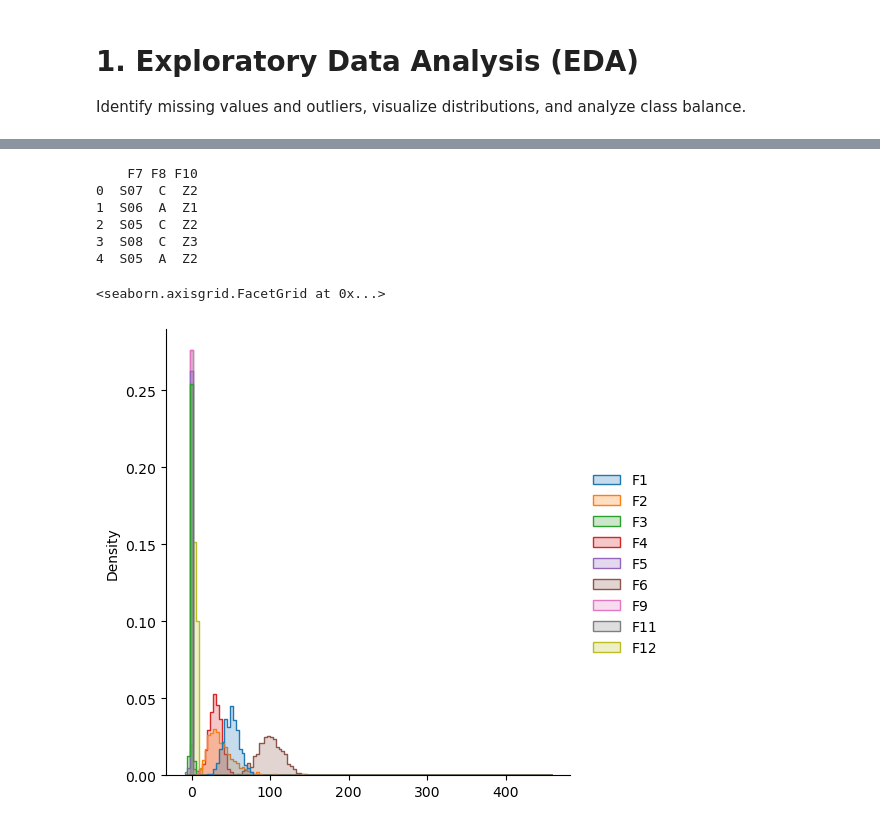
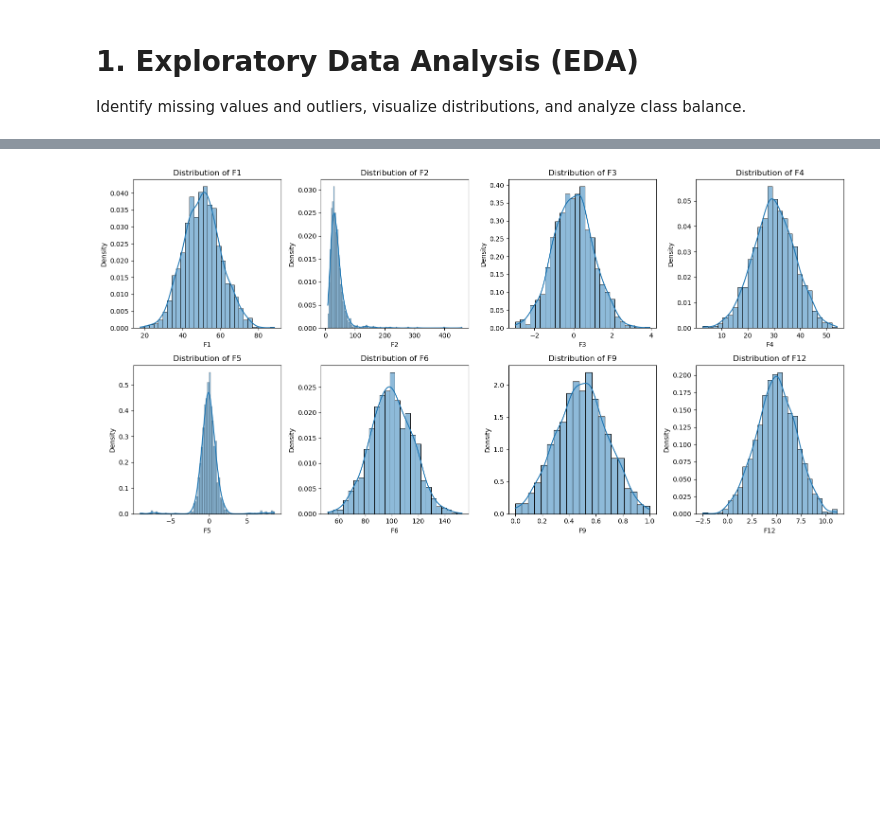
Before and after one commit to UnusualFrog/IntroToML, a Jupyter notebook: labs/week_6_lab/week_6_lab.ipynb, the cells around one changed output, grey strips where cells are left out. Cells and saved outputs as stored; diff of their text form; code cells hidden in the pictures; blank space fills up the shorter version.

```diff
--- a/labs/week_6_lab/week_6_lab.ipynb
+++ b/labs/week_6_lab/week_6_lab.ipynb
@@ -33,18 +74,19 @@ print(df.isna().mean()) # Check that missing values are removed
 # %%
 # Visualize distributions
-df_cat = df_filled[["F7", "F8", "F10"]]
-print(df_cat.head())
+df_numeric = df[["F1", "F2", "F3", "F4", "F5", "F6", "F9", "F12"]]
 
-sns.displot(df_filled, element="step", stat="density", common_norm=False)
-# sns.displot(df_filled, kind="kde", multiple="stack", fill=True)
+fig, axes = plt.subplots(2, 4, figsize=(16, 8))
+axes = axes.flatten()
+
+for i, feature in enumerate(df_numeric.columns):
+    sns.histplot(df_numeric[feature], ax=axes[i], kde=True, stat="density")
+    axes[i].set_title(f'Distribution of {feature}')
+    axes[i].set_xlabel(feature)
+    axes[i].set_ylabel('Density')
+
+plt.tight_layout()
+plt.show()
 # %% [output]
-    F7 F8 F10
-0  S07  C  Z2
-1  S06  A  Z1
-2  S05  C  Z2
-3  S08  C  Z3
-4  S05  A  Z2
-<seaborn.axisgrid.FacetGrid at 0x...>
-[figure, old version]
+[figure, new version]
 # %%
 # analyze class balance
```
Also changed, not shown: parts of 8 cells of this notebook.
